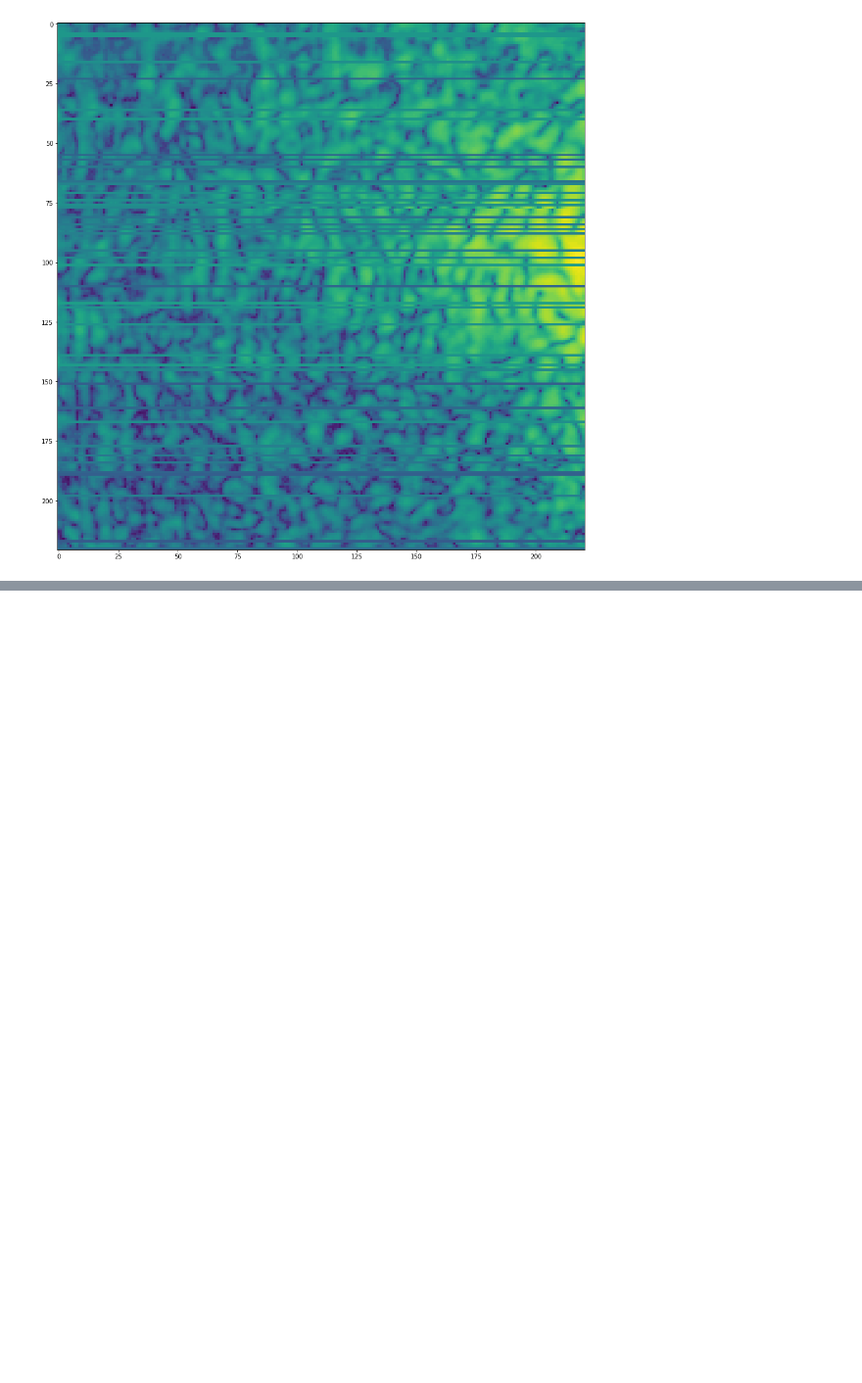
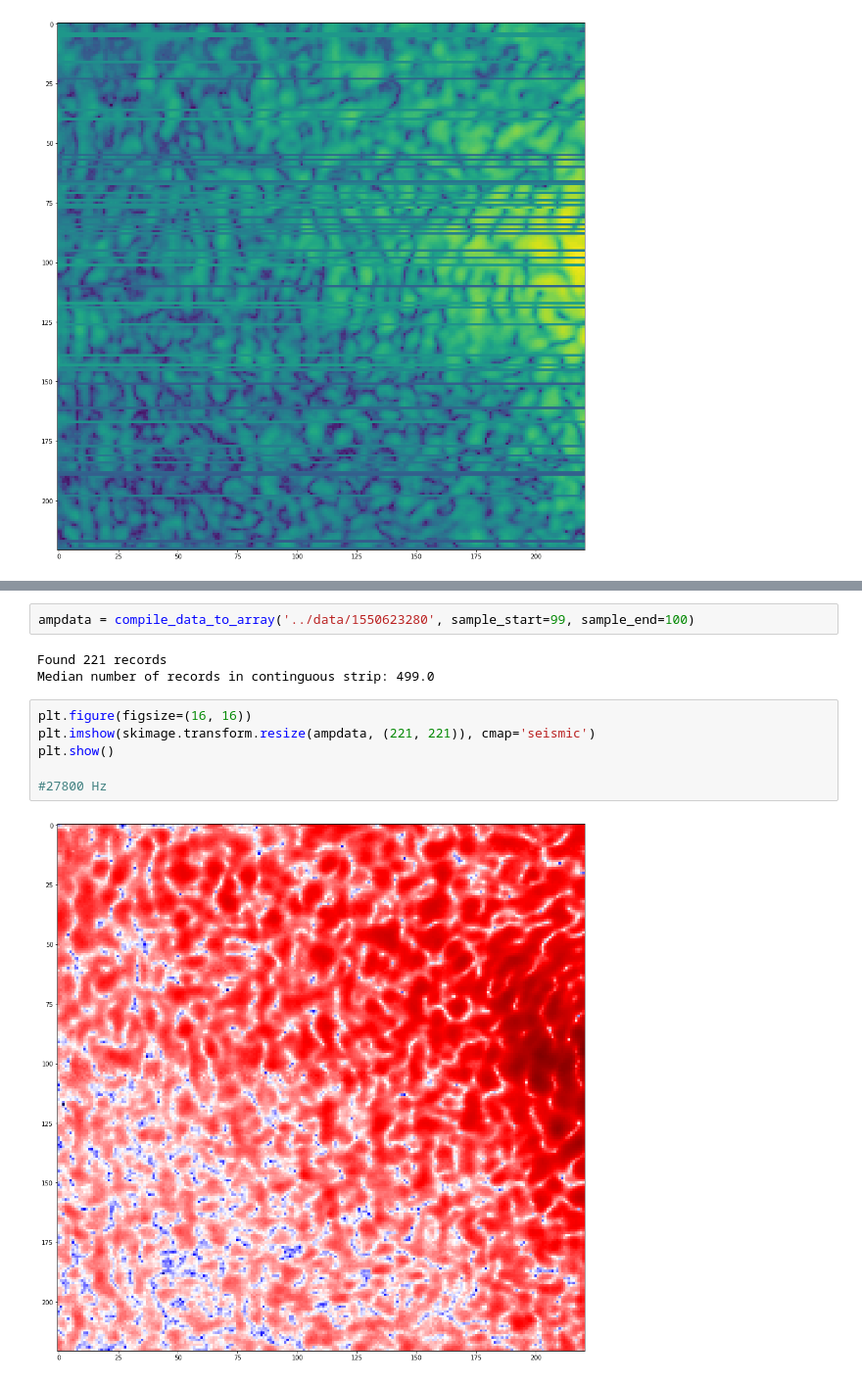
Before and after one commit to wfus/scanning-microphone, a Jupyter notebook: processing/ContinuousScanProcessing.ipynb, the cells around one changed output, grey strips where cells are left out. Shown at 98% size. Cells and saved outputs as stored; diff of their text form; blank space fills up the shorter version.

```diff
--- a/processing/ContinuousScanProcessing.ipynb
+++ b/processing/ContinuousScanProcessing.ipynb
@@ -224,0 +237,13 @@ plt.show()
+# %%
+ampdata = compile_data_to_array('../data/1550623280', sample_start=99, sample_end=100)
+# %% [output]
+Found 221 records
+Median number of records in continguous strip: 499.0
+# %%
+plt.figure(figsize=(16, 16))
+plt.imshow(skimage.transform.resize(ampdata, (221, 221)), cmap='seismic')
+plt.show()
+
+#27800 Hz
+# %% [output]
+[figure, added]
```
Also changed, not shown: parts of 7 cells of this notebook, 2 other files.
